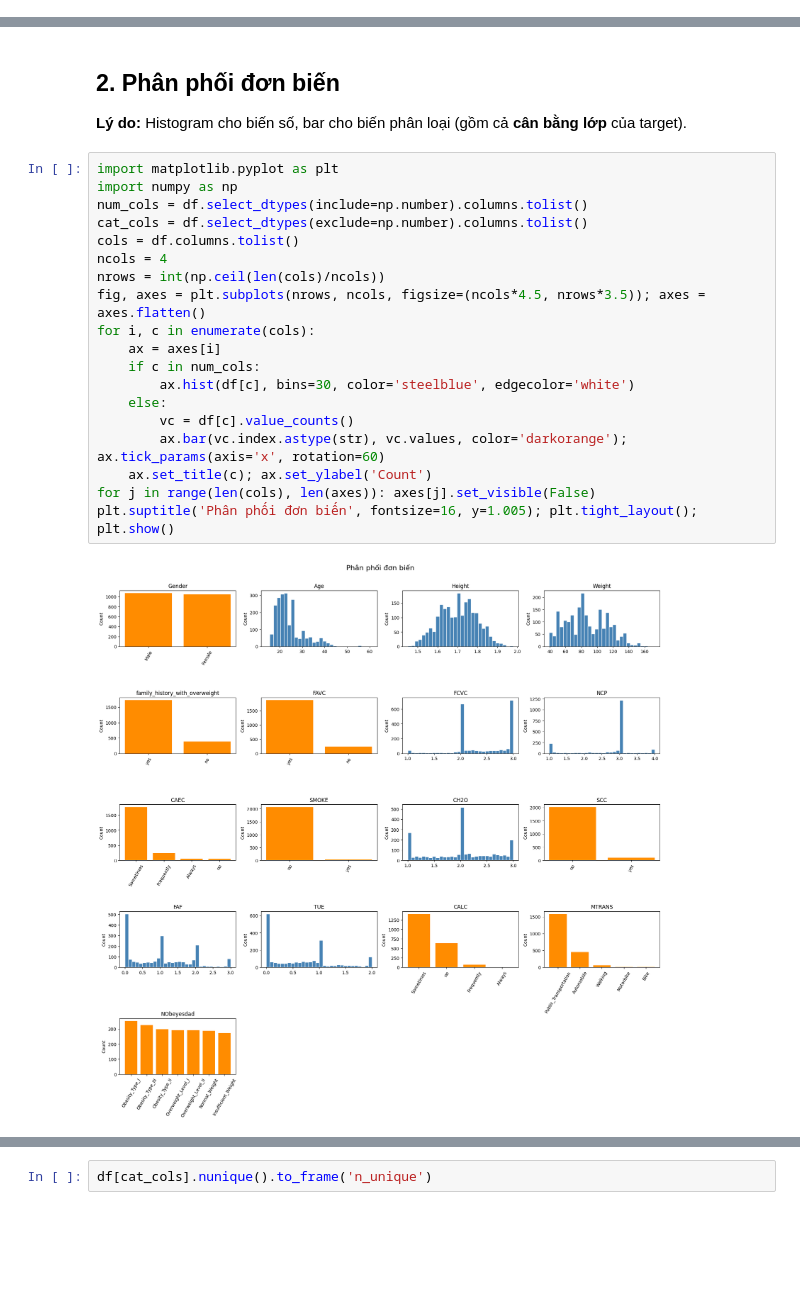
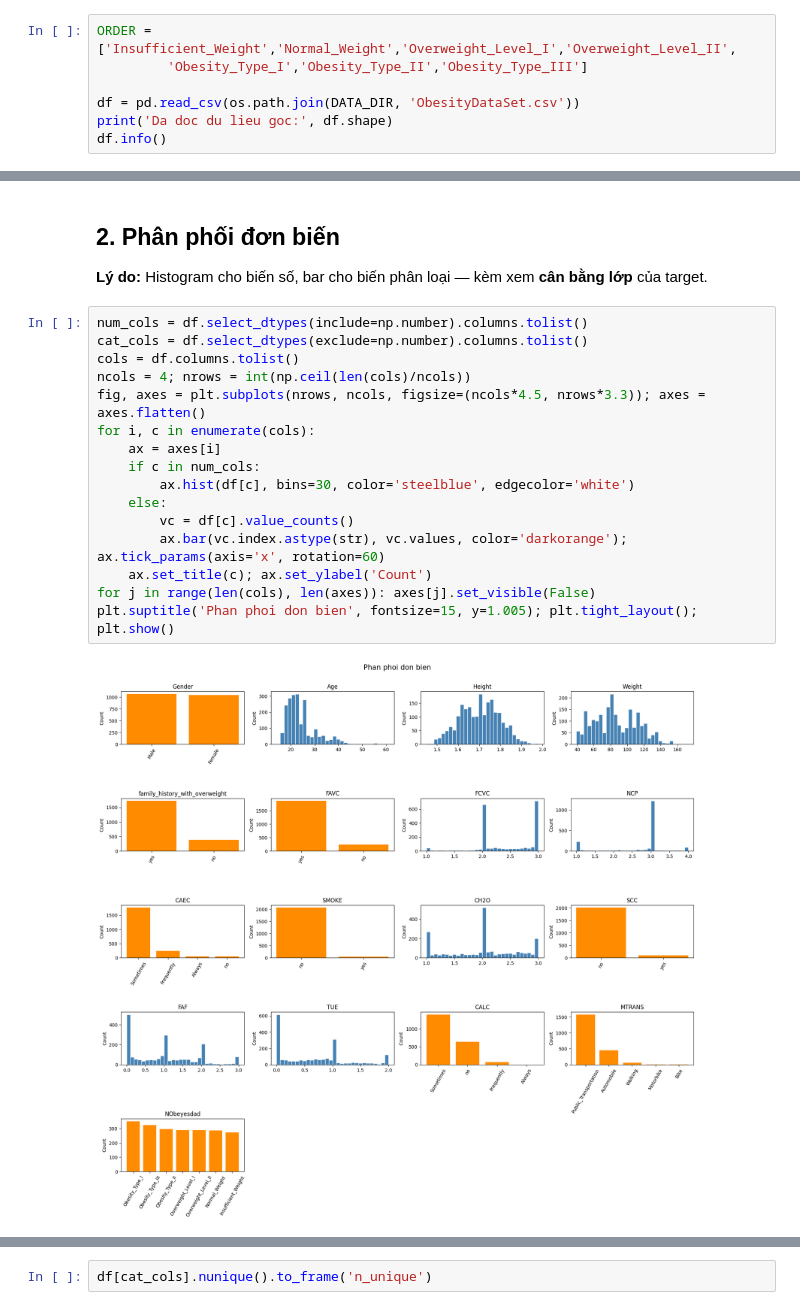
Before and after one commit to AIVIETNAM-AIO-Tuan/AIO-Conquer, a Jupyter notebook: Data/preproc_obesity.ipynb, the cells around one changed output, grey strips where cells are left out. Saved outputs shown, nothing was run; the diff lists cells and outputs as text; blank space fills up the shorter version.

```diff
--- a/Data/preproc_obesity.ipynb
+++ b/Data/preproc_obesity.ipynb
@@ -51,0 +58,7 @@ memory usage: 280.5+ KB
+# %%
+ORDER = ['Insufficient_Weight','Normal_Weight','Overweight_Level_I','Overweight_Level_II',
+         'Obesity_Type_I','Obesity_Type_II','Obesity_Type_III']
+
+df = pd.read_csv(os.path.join(DATA_DIR, 'ObesityDataSet.csv'))
+print('Da doc du lieu goc:', df.shape)
+df.info()
@@ -63,26 +97,23 @@ df.head()
 # %% [markdown]
 ## 2. Phân phối đơn biến
 
-**Lý do:** Histogram cho biến số, bar cho biến phân loại (gồm cả **cân bằng lớp** của target).
+**Lý do:** Histogram cho biến số, bar cho biến phân loại — kèm xem **cân bằng lớp** của target.
 # %%
-import matplotlib.pyplot as plt
-import numpy as np
 num_cols = df.select_dtypes(include=np.number).columns.tolist()
 cat_cols = df.select_dtypes(exclude=np.number).columns.tolist()
 cols = df.columns.tolist()
-ncols = 4
-nrows = int(np.ceil(len(cols)/ncols))
-fig, axes = plt.subplots(nrows, ncols, figsize=(ncols*4.5, nrows*3.5)); axes = axes.flatten()
+ncols = 4; nrows = int(np.ceil(len(cols)/ncols))
+fig, axes = plt.subplots(nrows, ncols, figsize=(ncols*4.5, nrows*3.3)); axes = axes.flatten()
 for i, c in enumerate(cols):
     ax = axes[i]
     if c in num_cols:
         ax.hist(df[c], bins=30, color='steelblue', edgecolor='white')
     else:
         vc = df[c].value_counts()
         ax.bar(vc.index.astype(str), vc.values, color='darkorange'); ax.tick_params(axis='x', rotation=60)
     ax.set_title(c); ax.set_ylabel('Count')
 for j in range(len(cols), len(axes)): axes[j].set_visible(False)
-plt.suptitle('Phân phối đơn biến', fontsize=16, y=1.005); plt.tight_layout(); plt.show()
+plt.suptitle('Phan phoi don bien', fontsize=15, y=1.005); plt.tight_layout(); plt.show()
 # %% [output]
-[figure, old version]
+[figure, new version]
 # %% [markdown]
```
Also changed, not shown: parts of 54 cells of this notebook, 6 other files.
